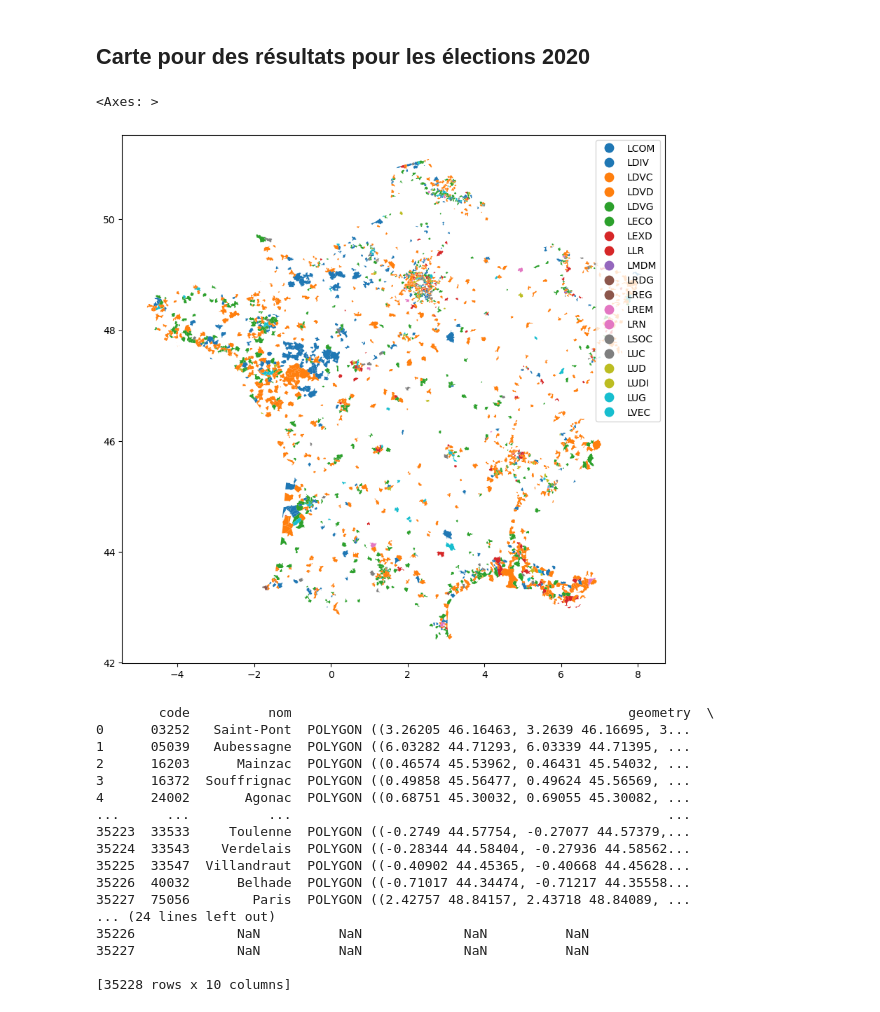
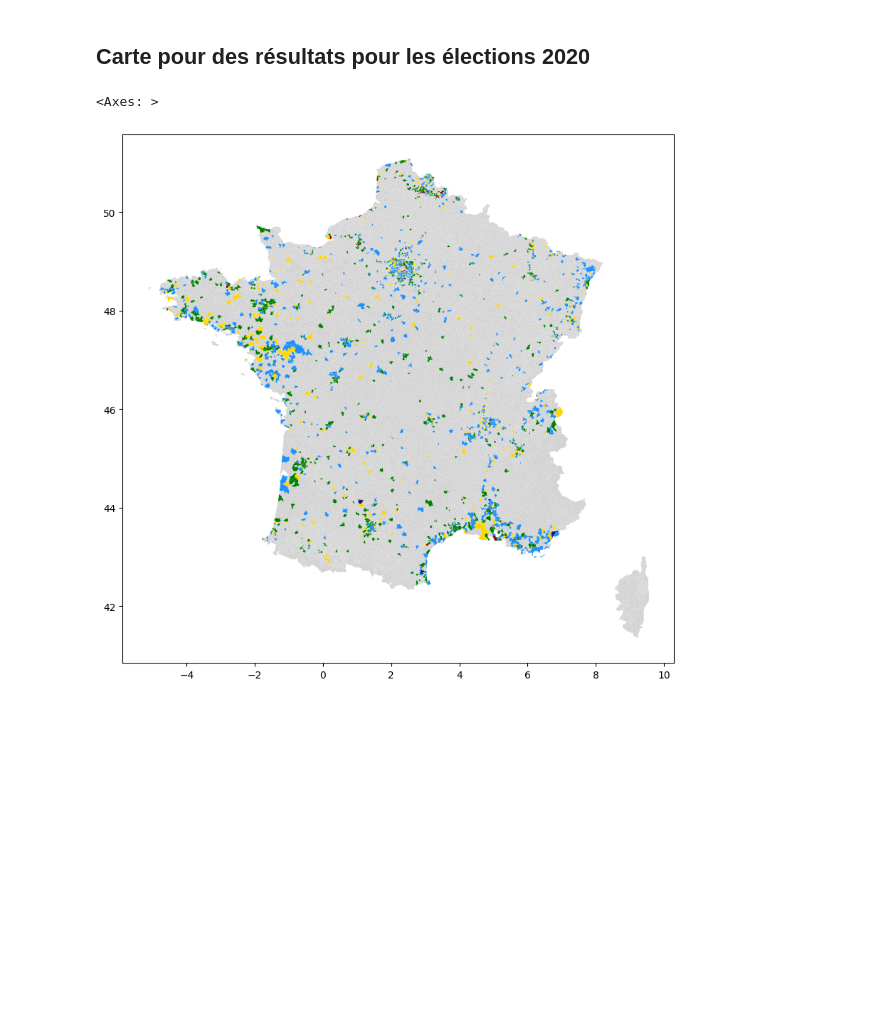
Before and after one commit to romainratajczyk/Python-project, a Jupyter notebook: Geo representation.ipynb, the cells around one changed output. Saved outputs shown, nothing was run; the diff lists cells and outputs as text; code cells hidden in the pictures; blank space fills up the shorter version.

Commit message:
Carte elec 2020

```diff
--- a/Geo representation.ipynb
+++ b/Geo representation.ipynb
@@ -85,27 +64,45 @@ LNC	Non Communiqué
 # %%
-merged.plot(column="Nuance Liste",
-            legend=True,
-            figsize=(10, 10))
+def assign_bloc(nuance):
+    if pd.isna(nuance):
+        return "Autre"
+    elif nuance in BLOC_GAUCHE_ECOLO:
+        return "Gauche Écolo"
+    elif nuance in BLOC_EXT_GAUCHE:
+        return "Extrême Gauche"
+    elif nuance in BLOC_CENTRE:
+        return "Centre"
+    elif nuance in BLOC_DROITE:
+        return "Droite"
+    elif nuance in BLOC_EXT_DROITE:
+        return "Extrême Droite"
+    elif nuance in BLOC_AUTRE:
+        return "Autre"
+    else:
+        return "Autre"
+
+elec_2020['Bloc nuance'] = elec_2020['Nuance Liste'].apply(assign_bloc)
-# %% [output]
-<Axes: >
-[figure, removed]
-# %%
-print(merged)
-# %% [output]
-        code          nom                                           geometry  \
-0      03252   Saint-Pont  POLYGON ((3.26205 46.16463, 3.2639 46.16695, 3...
-1      05039   Aubessagne  POLYGON ((6.03282 44.71293, 6.03339 44.71395, ...
-2      16203      Mainzac  POLYGON ((0.46574 45.53962, 0.46431 45.54032, ...
-3      16372  Souffrignac  POLYGON ((0.49858 45.56477, 0.49624 45.56569, ...
-4      24002       Agonac  POLYGON ((0.68751 45.30032, 0.69055 45.30082, ...
-...      ...          ...                                                ...
-35223  33533     Toulenne  POLYGON ((-0.2749 44.57754, -0.27077 44.57379,...
-35224  33543    Verdelais  POLYGON ((-0.28344 44.58404, -0.27936 44.58562...
-35225  33547  Villandraut  POLYGON ((-0.40902 44.45365, -0.40668 44.45628...
-35226  40032      Belhade  POLYGON ((-0.71017 44.34474, -0.71217 44.35558...
-35227  75056        Paris  POLYGON ((2.42757 48.84157, 2.43718 48.84089, ...
-... (24 lines left out)
-35226             NaN          NaN             NaN          NaN
-35227             NaN          NaN             NaN          NaN
-
-[35228 rows x 10 columns]
+# %%
+merged = communes.merge(elec_2020,
+                        left_on="code",
+                        right_on="Code commune",
+                        how="left")
+
+merged['Bloc nuance'] = merged['Bloc nuance'].fillna('Autre')
+# %%
+colors = {
+    "Gauche Écolo": "green",
+    "Extrême Gauche": "darkred",
+    "Centre": "gold",
+    "Droite": "dodgerblue",
+    "Extrême Droite": "midnightblue",
+    "Autre": "lightgray"
+}
+
+merged.plot(column="Bloc nuance",
+            categorical=True,
+            legend=True,
+            color=merged['Bloc nuance'].map(colors),
+            figsize=(10, 10))
+# %% [output]
+<Axes: >
+[figure, added]
```
Also changed, not shown: parts of 5 cells of this notebook.
